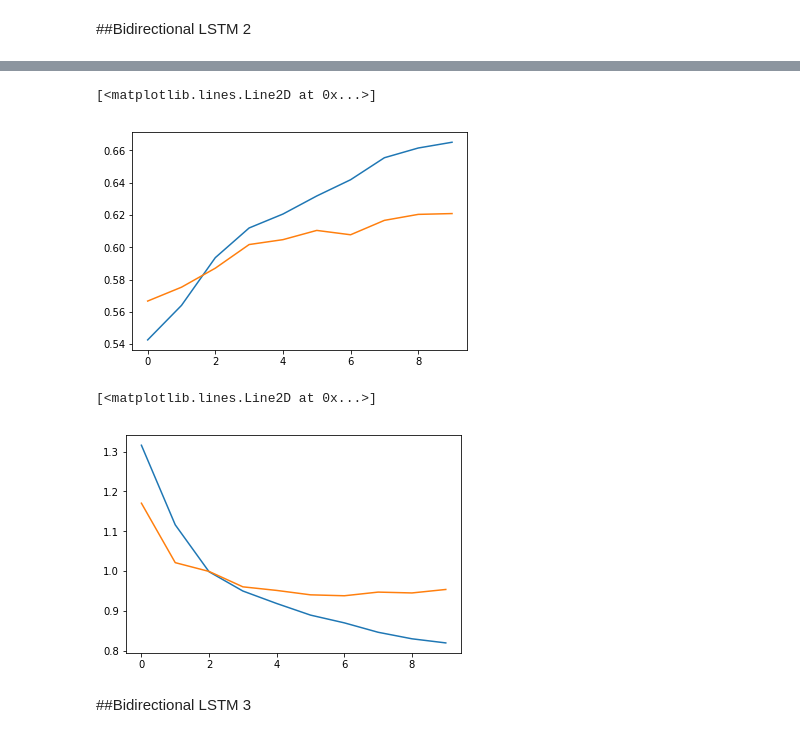
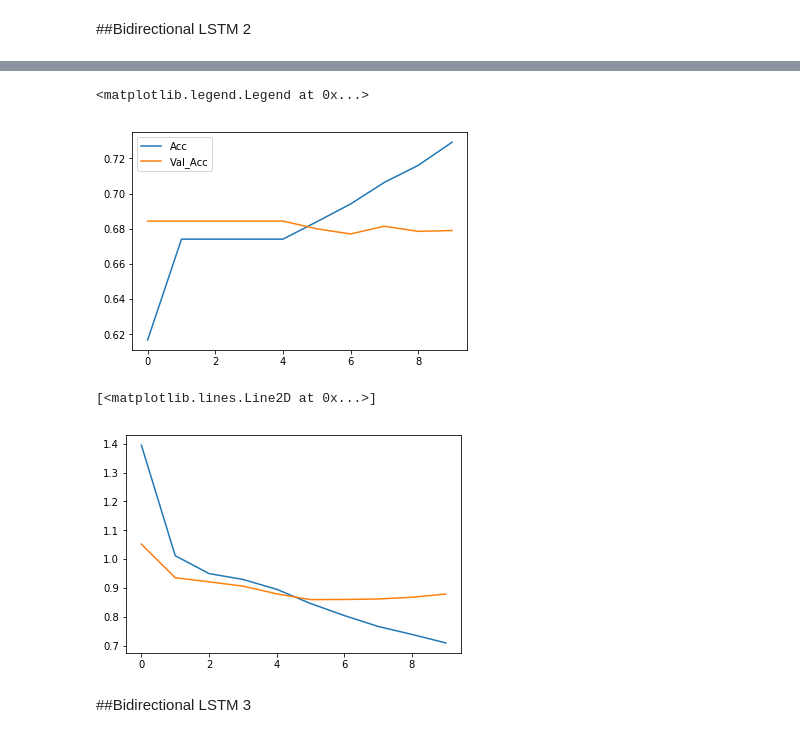
Before and after one commit to AnirbanMukherjeeXD/amazon-sentiment-analysis, a Jupyter notebook: LSTM_datasets_variations_Sentiment_Analysis.ipynb, the cells around one changed output, grey strips where cells are left out. Cells and saved outputs as stored; diff of their text form; code cells hidden in the pictures.

```diff
--- a/LSTM_datasets_variations_Sentiment_Analysis.ipynb
+++ b/LSTM_datasets_variations_Sentiment_Analysis.ipynb
@@ -796,2 +799,2 @@ _________________________________________________________________
 # %%
-history=model.fit(X_train2,Y_train2,epochs=20,validation_data=(X_test2,Y_test2),batch_size=500)
+history=model.fit(X_train2,Y_train2,epochs=10,validation_data=(X_test2,Y_test2),batch_size=500)
@@ -798,15 +822,16 @@ history=model.fit(X_train2,Y_train2,epochs=20,validation_data=(X_test2,Y_test2),
 # %%
 plt.plot(history.history['acc'])
 plt.plot(history.history['val_acc'])
+plt.legend(['Acc','Val_Acc'])
 # %% [output]
-[<matplotlib.lines.Line2D at 0x...>]
+<matplotlib.legend.Legend at 0x...>
-[figure, old version]
+[figure, new version]
 # %%
 plt.plot(history.history['loss'])
 plt.plot(history.history['val_loss'])
 # %% [output]
 [<matplotlib.lines.Line2D at 0x...>]
-[figure, old version]
+[figure, new version]
 # %% [markdown]
 ##Bidirectional LSTM 3
 # %%
```
Also changed, not shown: parts of 7 cells of this notebook.
